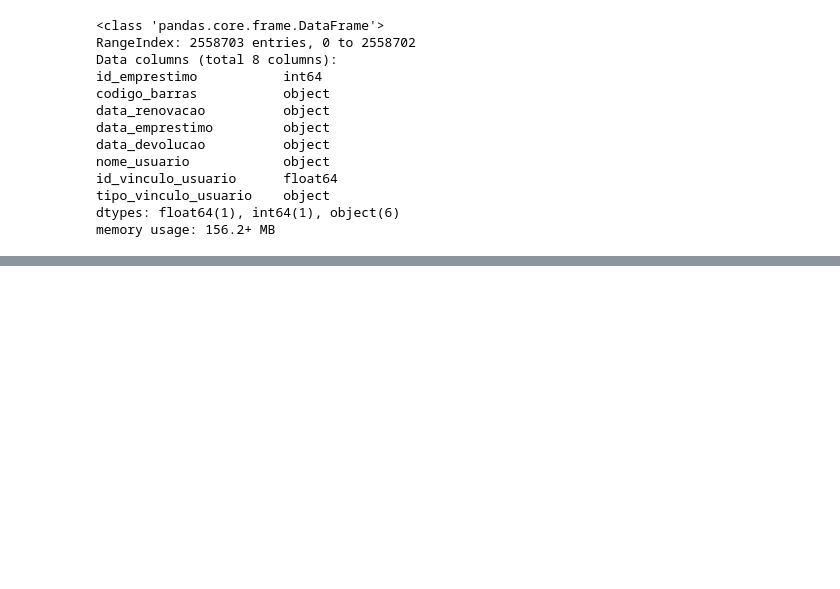
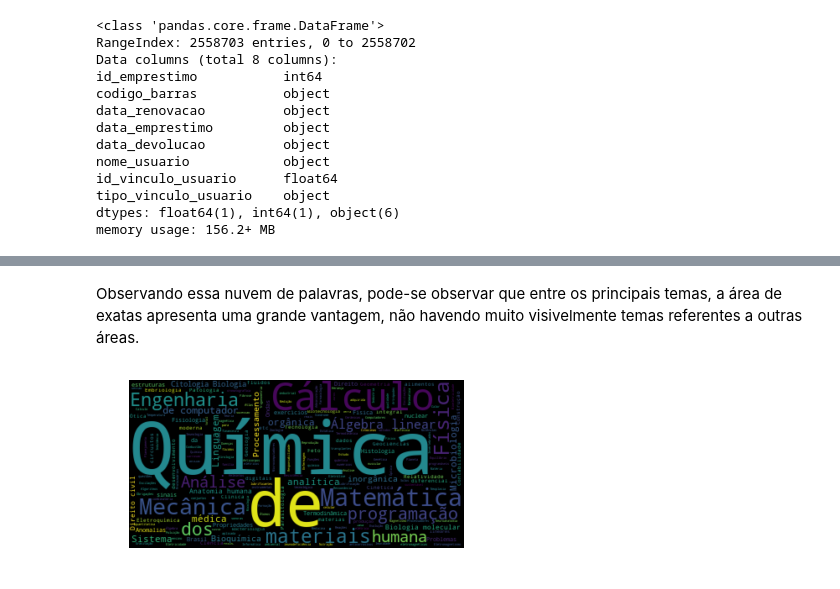
Before and after one commit to alvarofpp/imd0905-acervo-biblioteca, a Jupyter notebook: main.ipynb, the cells around one changed output, grey strips where cells are left out. Drawn from its saved outputs; the diff is of its cells as text; code cells hidden in the pictures; blank space fills up the shorter version.

```diff
--- a/main.ipynb
+++ b/main.ipynb
@@ -61,0 +356,22 @@ memory usage: 156.2+ MB
+# %% [markdown]
+Observando essa nuvem de palavras, pode-se observar que entre os principais temas, a área de exatas apresenta uma grande vantagem, não havendo muito visivelmente temas referentes a outras áreas.
+# %%
+#Criação do mapa de palavras sobre os 100 livros mais emprestados
+
+registro_100 = result["registro_sistema"].value_counts().head(100).index.tolist()
+assuntos_100 = []
+mais_emprestados_100 = acervo_exemplares[acervo_exemplares["registro_sistema"] == registro_100[0]]
+
+for i in range(len(registro_100) - 1):
+    aux_ = acervo_exemplares[acervo_exemplares["registro_sistema"] == registro_100[i+1]]
+    assuntos_100.append(aux_.iloc[0]["assunto"])
+    frames = [mais_emprestados_100, aux_]
+    mais_emprestados_100 = pd.concat(frames)
+
+wordcloud3 = WordCloud().generate(" ".join(str(i) for i in assuntos_100))
+
+plt.imshow(wordcloud3, interpolation='bilinear')
+plt.axis("off")
+plt.show()
+# %% [output]
+[figure, added]
```
Also changed, not shown: parts of 89 cells of this notebook, 4 other files.
